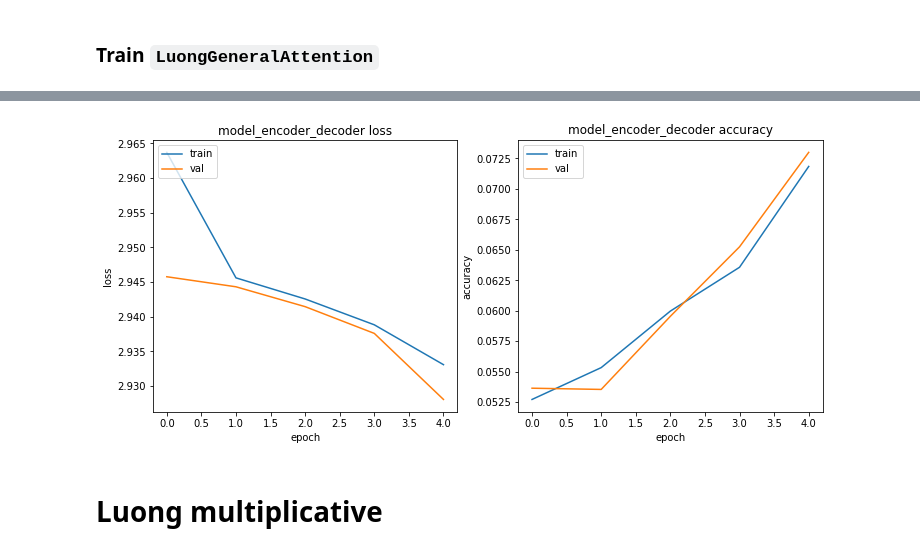
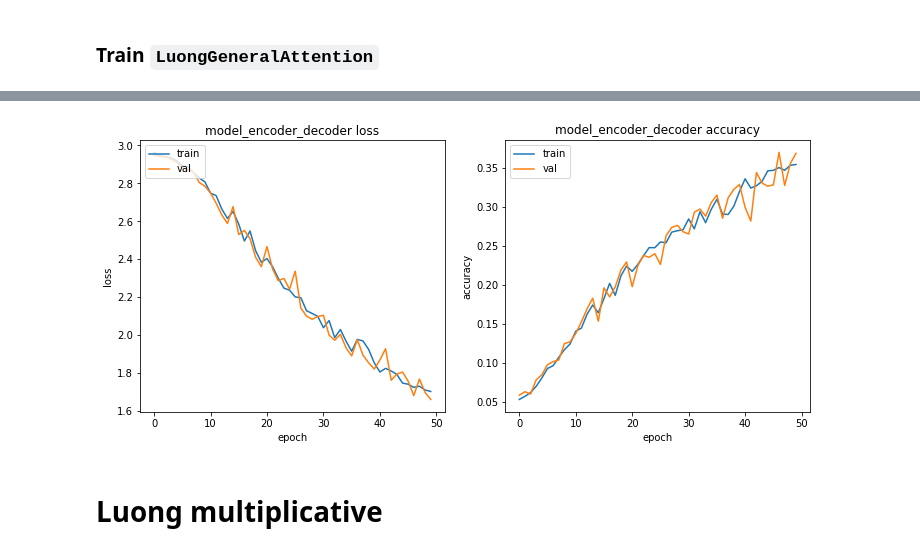
Before and after one commit to JanLeyva/DeepLearning, a Jupyter notebook: Assignment3_2021.ipynb, the cells around one changed output, grey strips where cells are left out. Cells and saved outputs as stored; diff of their text form; code cells hidden in the pictures.

```diff
--- a/Assignment3_2021.ipynb
+++ b/Assignment3_2021.ipynb
@@ -293,9 +292,0 @@ Train: 35.511, Test: 35.395
-# %%
-# attention model
-attentionBahdanau = BahdanauAttention(16, verbose = 0)
-model_attentionBahdanau = build_attention_model(attentionBahdanau, batch_size, rnn_units)
-
-
-#training
-train_test(model_attentionBahdanau, X_train, y_train , X_test,
-           y_test, batch_size=batch_size, epochs=5, patience=3)
@@ -382,0 +373,9 @@ class BahdanauAttention(tf.keras.layers.Layer):
+# %%
+# attention model
+attentionBahdanau = BahdanauAttention(100, verbose = 0)
+model_attentionBahdanau = build_attention_model(attentionBahdanau, batch_size, rnn_units)
+
+
+#training
+train_test(model_attentionBahdanau, X_train, y_train , X_test,
+           y_test, batch_size=batch_size, epochs=50, patience=3)
@@ -441,7 +477,7 @@ class LuongGeneralAttention(tf.keras.layers.Layer):
 
         # LUONGH Dot-product
         score = tf.transpose(tf.matmul(query_with_time_axis,
-                                       W1(values_transposed)), perm=[0, 2, 1])
+                                       self.W1(values_transposed)), perm=[0, 2, 1])
 
         # attention_weights shape == (batch_size, max_length, 1)
         attention_weights = tf.nn.softmax(score, axis=1)
@@ -461,5 +497,5 @@ model_attentionLuongGeneral = build_attention_model(attentionLuongGeneral, batch
 
 #training
 train_test(model_attentionLuongGeneral, X_train, y_train , X_test,
-           y_test, batch_size=batch_size, epochs=5, patience=3)
+           y_test, batch_size=batch_size, epochs=50, patience=3)
 # %% [output]
@@ -481,4 +519,4 @@ Train: 7.598, Test: 7.260
-[figure, old version]
+[figure, new version]
 # %% [markdown]
 # Luong multiplicative
 # %%
```
Also changed, not shown: parts of 13 cells of this notebook.
